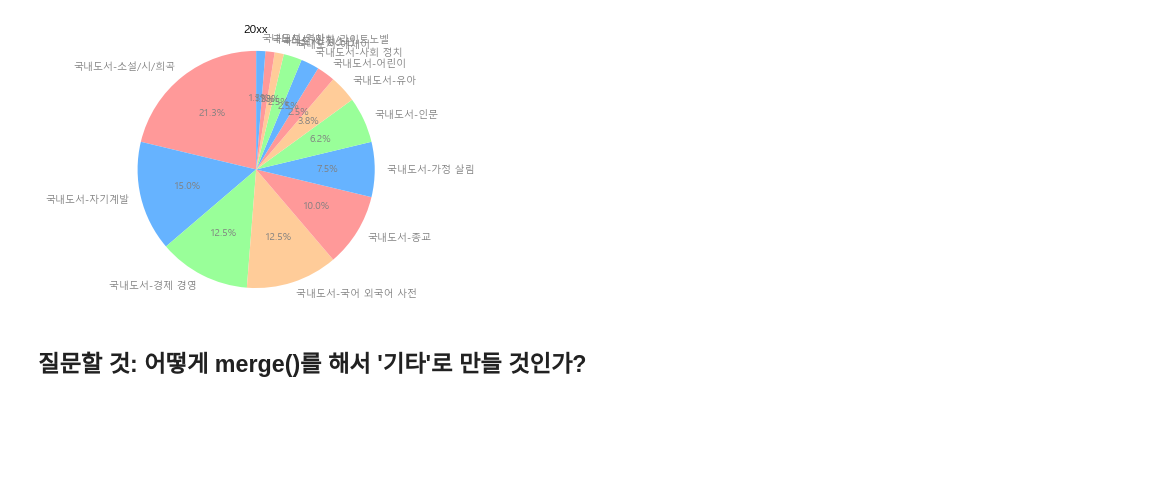
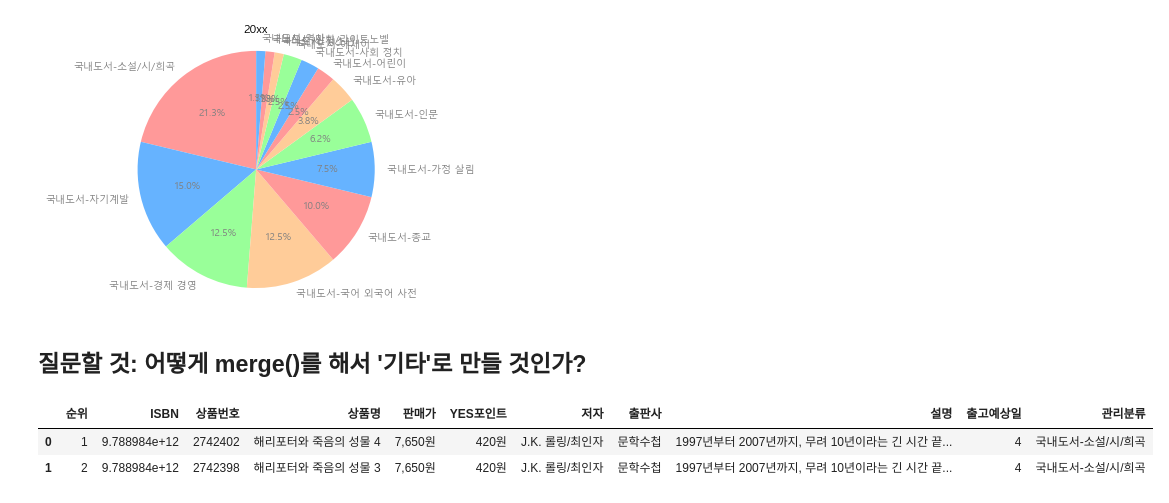
Before and after one commit to twg12/Bestseller-Analysis, a Jupyter notebook: Yes24 Bestseller/Yes24 Data.ipynb, the cells around one changed output. Cells and saved outputs as stored; diff of their text form; code cells hidden in the pictures; blank space fills up the shorter version.

```diff
--- a/Yes24 Bestseller/Yes24 Data.ipynb
+++ b/Yes24 Bestseller/Yes24 Data.ipynb
@@ -99,3 +99,10 @@ plt.show()
 [figure]
 # %% [markdown]
 ## 질문할 것: 어떻게 merge()를 해서 '기타'로 만들 것인가?
+# %%
+books = pd.read_csv('200801.csv', encoding = 'cp949')
+books.head(2)
+# %% [output]
+|  | 순위 | ISBN | 상품번호 | 상품명 | 판매가 | YES포인트 | 저자 | 출판사 | 설명 | 출고예상일 | 관리분류 |
+| 0 | 1 | 9.788984e+12 | 2742402 | 해리포터와 죽음의 성물 4 | 7,650원 | 420원 | J.K. 롤링/최인자 | 문학수첩 | 1997년부터 2007년까지, 무려 10년이라는 긴 시간 끝... | 4 | 국내도서-소설/시/희곡 |
+| 1 | 2 | 9.788984e+12 | 2742398 | 해리포터와 죽음의 성물 3 | 7,650원 | 420원 | J.K. 롤링/최인자 | 문학수첩 | 1997년부터 2007년까지, 무려 10년이라는 긴 시간 끝... | 4 | 국내도서-소설/시/희곡 |
```
Also changed, not shown: parts of 3 cells of this notebook, 38 other files.
